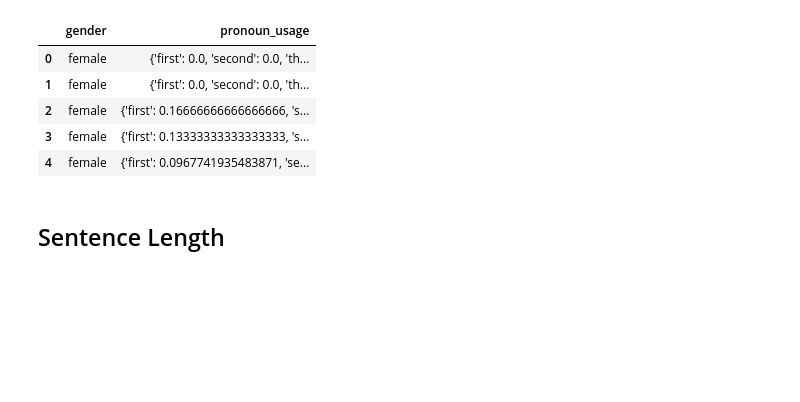
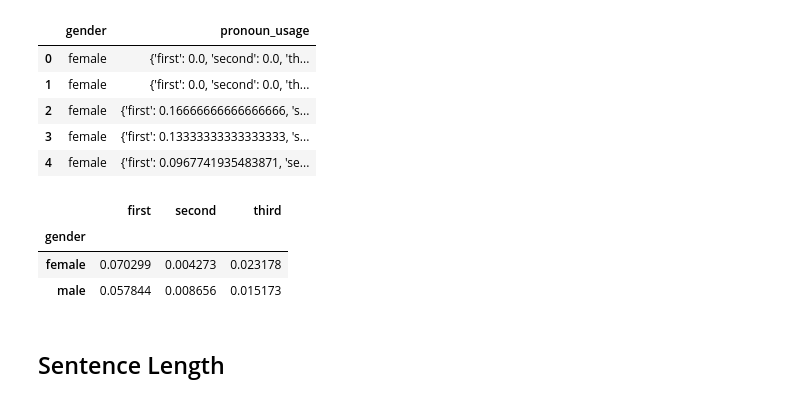
Before and after one commit to AlizaRK/hmi-ai-prompting, a Jupyter notebook: data-analysis/analysis_basics.ipynb, the cells around one changed output. Drawn from its saved outputs; the diff is of its cells as text; code cells hidden in the pictures; blank space fills up the shorter version.

```diff
--- a/data-analysis/analysis_basics.ipynb
+++ b/data-analysis/analysis_basics.ipynb
@@ -84,0 +97,6 @@ participant.head()
+# %%
+participant['email'] = participant['email'].str.lower().str.strip()
+participant['name'] = participant['name'].str.lower().str.strip()
+
+print(participant["name"].value_counts()[participant["name"].value_counts() > 1].__len__())
+print(participant["email"].value_counts()[participant["email"].value_counts() > 1].__len__())
@@ -136,7 +219,7 @@ merged_df = merged_df.merge(
 
 # Merge with participant (to bring gender + any other attributes)
 merged_df = merged_df.merge(
-    participant,
+    final_participants,
     left_on="participant_id",
     right_on="id",
     how="inner",
@@ -328,6 +395,19 @@ pronoun_usage.head()
 | 2 | female | {'first': 0.16666666666666666, 's... |
 | 3 | female | {'first': 0.13333333333333333, 's... |
 | 4 | female | {'first': 0.0967741935483871, 'se... |
+# %%
+# expand the dicts in pronoun_usage into columns
+expanded = pd.json_normalize(pronoun_usage['pronoun_usage'])
+
+# join gender with expanded values
+df_expanded = pd.concat([pronoun_usage['gender'], expanded], axis=1)
+
+df_expanded.groupby('gender')[['first', 'second', 'third']].mean()
+# %% [output]
+|  | first | second | third |
+| gender |  |  |  |
+| female | 0.070299 | 0.004273 | 0.023178 |
+| male | 0.057844 | 0.008656 | 0.015173 |
 # %% [markdown]
 ## Sentence Length
 # %%
```
Also changed, not shown: parts of 17 cells of this notebook.
